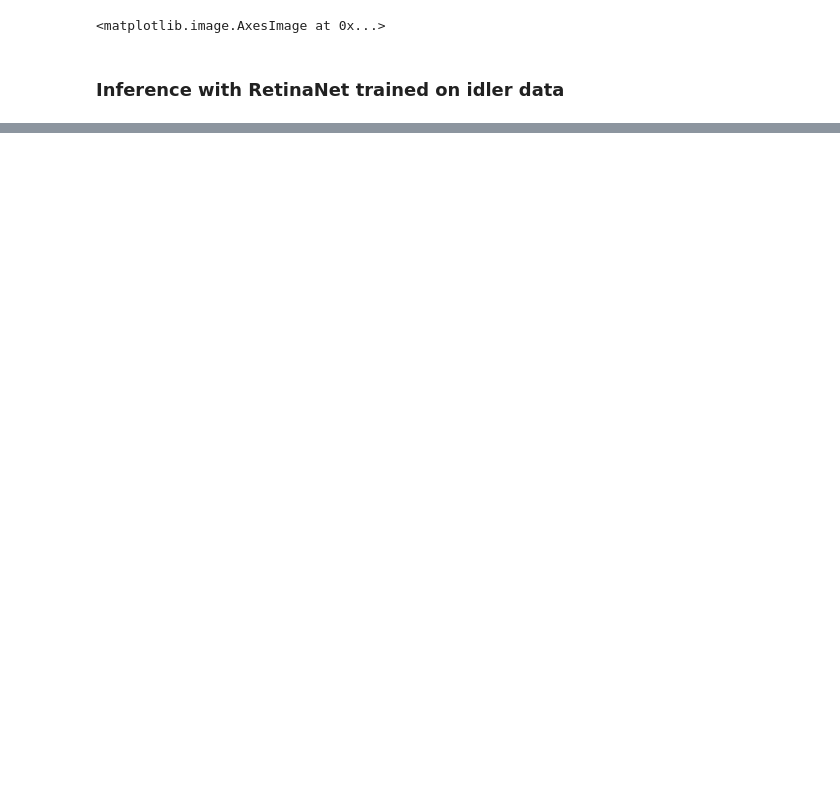
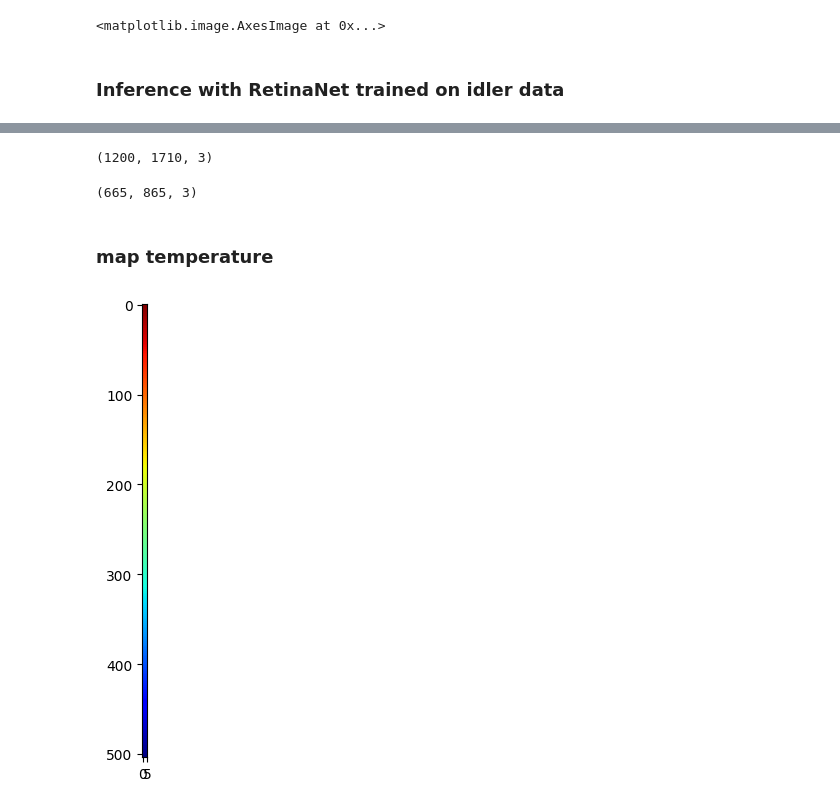
Before and after one commit to gauravpawar8/detectron2, a Jupyter notebook: scripts/detectron_tutorial.ipynb, the cells around one changed output, grey strips where cells are left out. Saved outputs shown, nothing was run; the diff lists cells and outputs as text; code cells hidden in the pictures; blank space fills up the shorter version.

```diff
--- a/scripts/detectron_tutorial.ipynb
+++ b/scripts/detectron_tutorial.ipynb
@@ -161,0 +335,10 @@ for im_name in content:
+# %%
+rgb_image.shape
+# %% [output]
+(1200, 1710, 3)
+# %%
+ir_image.shape
+# %% [output]
+(665, 865, 3)
+# %% [markdown]
+### map temperature
@@ -161,0 +352,12 @@ for im_name in content:
+# %%
+temperature_scale_img = cv2.imread('/home/ubuntu/gfav/data/jet_colormap.png')
+temperature_scale_img = temperature_scale_img[:, 10:20, :]
+atm_temp = 9
+resized_scale = cv2.resize(temperature_scale_img, (temperature_scale_img.shape[1], atm_temp))
+# %%
+# %matplotlib notebook
+figure(num=None, figsize=(8, 6), dpi=100, facecolor='w', edgecolor='k')
+plt.imshow(cv2.cvtColor(temperature_scale_img, cv2.COLOR_BGR2RGB))
+plt.show()
+# %% [output]
+[figure, added]
```
Also changed, not shown: parts of 18 cells of this notebook, 12 other files.
